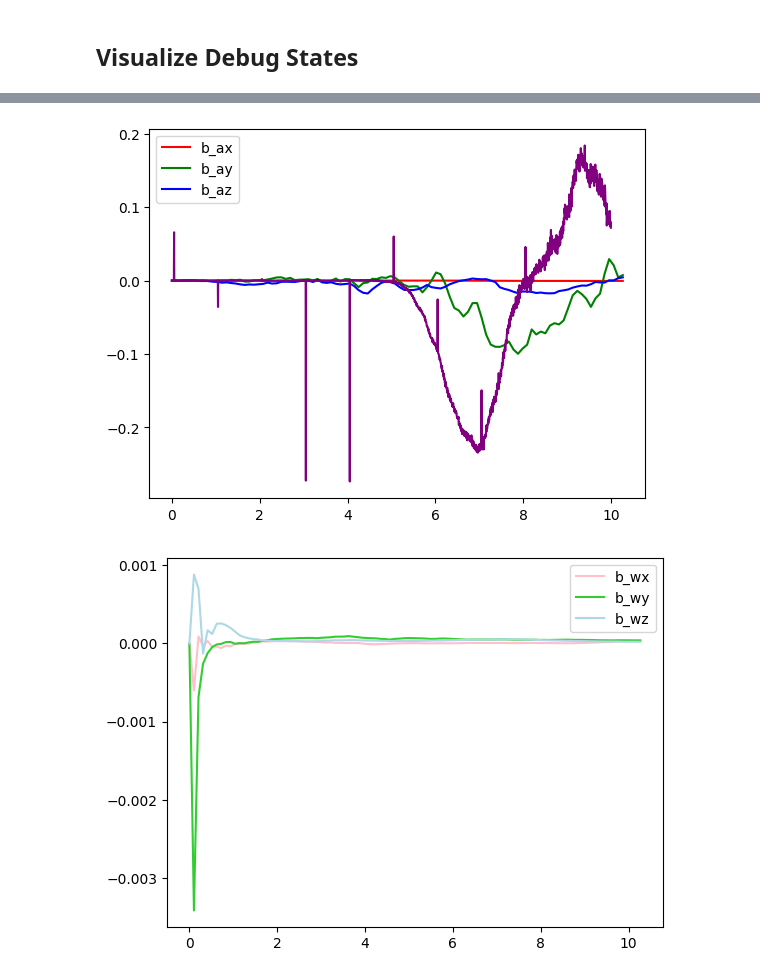
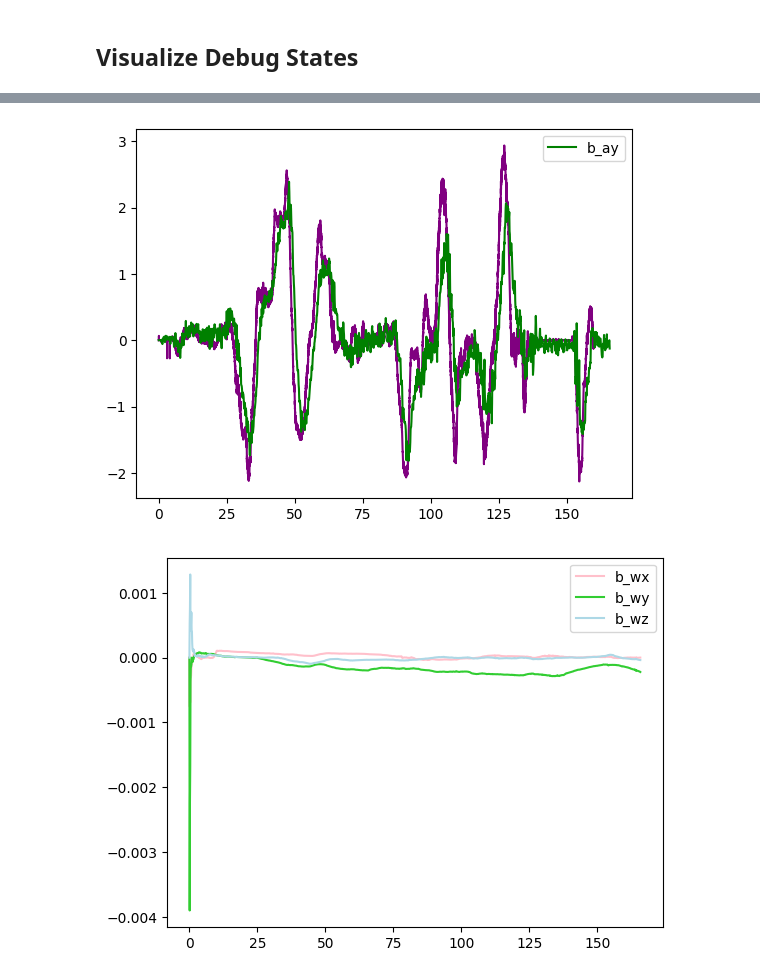
Before and after one commit to utiasASRL/steam_icp, a Jupyter notebook: script/visualize_debug.ipynb, the cells around one changed output, grey strips where cells are left out. Cells and saved outputs as stored; diff of their text form; code cells hidden in the pictures.

```diff
--- a/script/visualize_debug.ipynb
+++ b/script/visualize_debug.ipynb
@@ -954,28 +959,35 @@ plt.show()
 # %%
-plt.plot(times, biases[:, 0], label='b_ax', color='r')
-plt.plot(times, biases[:, 1], label='b_ay', color='g')
-plt.plot(times, biases[:, 2], label='b_az', color='b')
+# N = 200
+
 N0 = int((times_gt[0] - sbet_times[0]) / 0.005)
-N = 2000
+N = poses.shape[0] * 20
 plt.plot(imu_times[N0:N0+N] - imu_times[N0],accel_sbet[N0:N0+N, 1] - sbet_accel_fd[N0:N0+N, 1], 'purple')
+
+
+N = poses.shape[0]
+# plt.plot(times, biases[:N, 0], label='b_ax', color='r')
+plt.plot(times, biases[:N, 1], label='b_ay', color='g')
+# plt.plot(times, biases[:N, 2], label='b_az', color='b')
+
 # plt.hlines(y=bias_gt[0], xmin=times[0], xmax=times[-1], color='r', linestyle='--')
 # plt.hlines(y=bias_gt[1], xmin=times[0], xmax=times[-1], color='g', linestyle='--')
 # plt.hlines(y=bias_gt[2], xmin=times[0], xmax=times[-1], color='b', linestyle='--')
 plt.legend()
 plt.show()
 # %% [output]
-[figure, old version]
+[figure, new version]
 # %%
-plt.plot(times, biases[:, 3], label='b_wx', color='pink')
-plt.plot(times, biases[:, 4], label='b_wy', color='limegreen')
-plt.plot(times, biases[:, 5], label='b_wz', color='lightblue')
+N = poses.shape[0]
+plt.plot(times, biases[:N, 3], label='b_wx', color='pink')
+plt.plot(times, biases[:N, 4], label='b_wy', color='limegreen')
+plt.plot(times, biases[:N, 5], label='b_wz', color='lightblue')
 # plt.hlines(y=bias_gt[3], xmin=times[0], xmax=times[-1], color='pink', linestyle='--')
 # plt.hlines(y=bias_gt[4], xmin=times[0], xmax=times[-1], color='limegreen', linestyle='--')
 # plt.hlines(y=bias_gt[5], xmin=times[0], xmax=times[-1], color='lightblue', linestyle='--')
 plt.legend()
 plt.show()
 # %% [output]
-[figure, old version]
+[figure, new version]
 # %%
 plt.plot(xi_mis[:, 0], label='xi_mi[0]', color='r')
 plt.plot(xi_mis[:, 1], label='xi_mi[1]', color='g')
```
Also changed, not shown: parts of 7 cells of this notebook, 12 other files.
